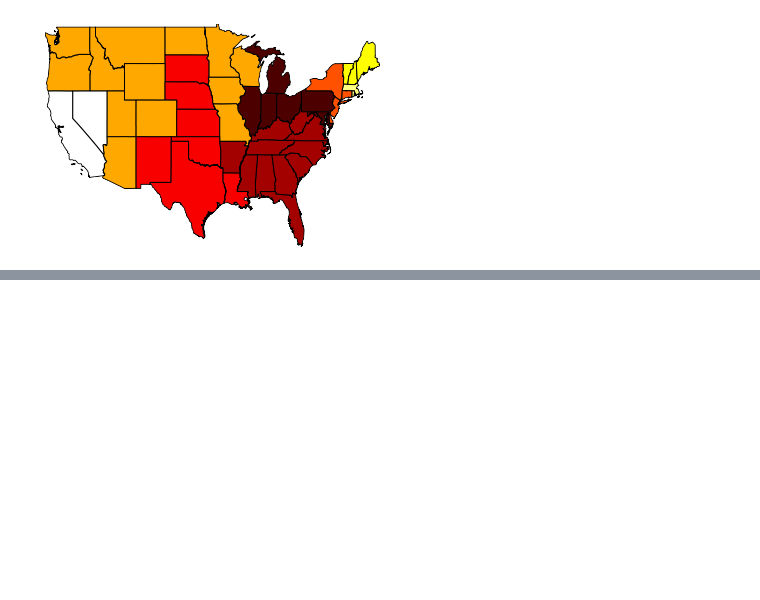
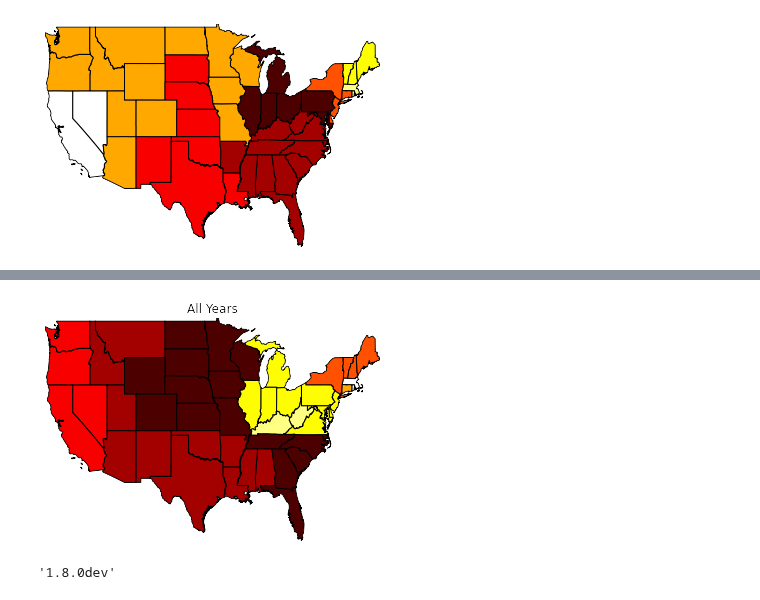
Before and after one commit to pysal/pysal, a Jupyter notebook: pysal/contrib/clusterpy.ipynb, the cells around one changed output, grey strips where cells are left out. Cells and saved outputs as stored; diff of their text form; code cells hidden in the pictures; blank space fills up the shorter version.

Commit message:
ENH more plots

```diff
--- a/pysal/contrib/clusterpy.ipynb
+++ b/pysal/contrib/clusterpy.ipynb
@@ -753,0 +770,10 @@ maps.plot_choropleth(shp, regions[reorder], 'unique_values')
+# %%
+regions = usy.region2areas
+regions = np.array(regions)
+maps.plot_choropleth(shp, regions[reorder], 'unique_values', title='All Years')
+# %% [output]
+[figure, added]
+# %%
+ps.version
+# %% [output]
+'1.8.0dev'
```
Also changed, not shown: parts of 3 cells of this notebook.
